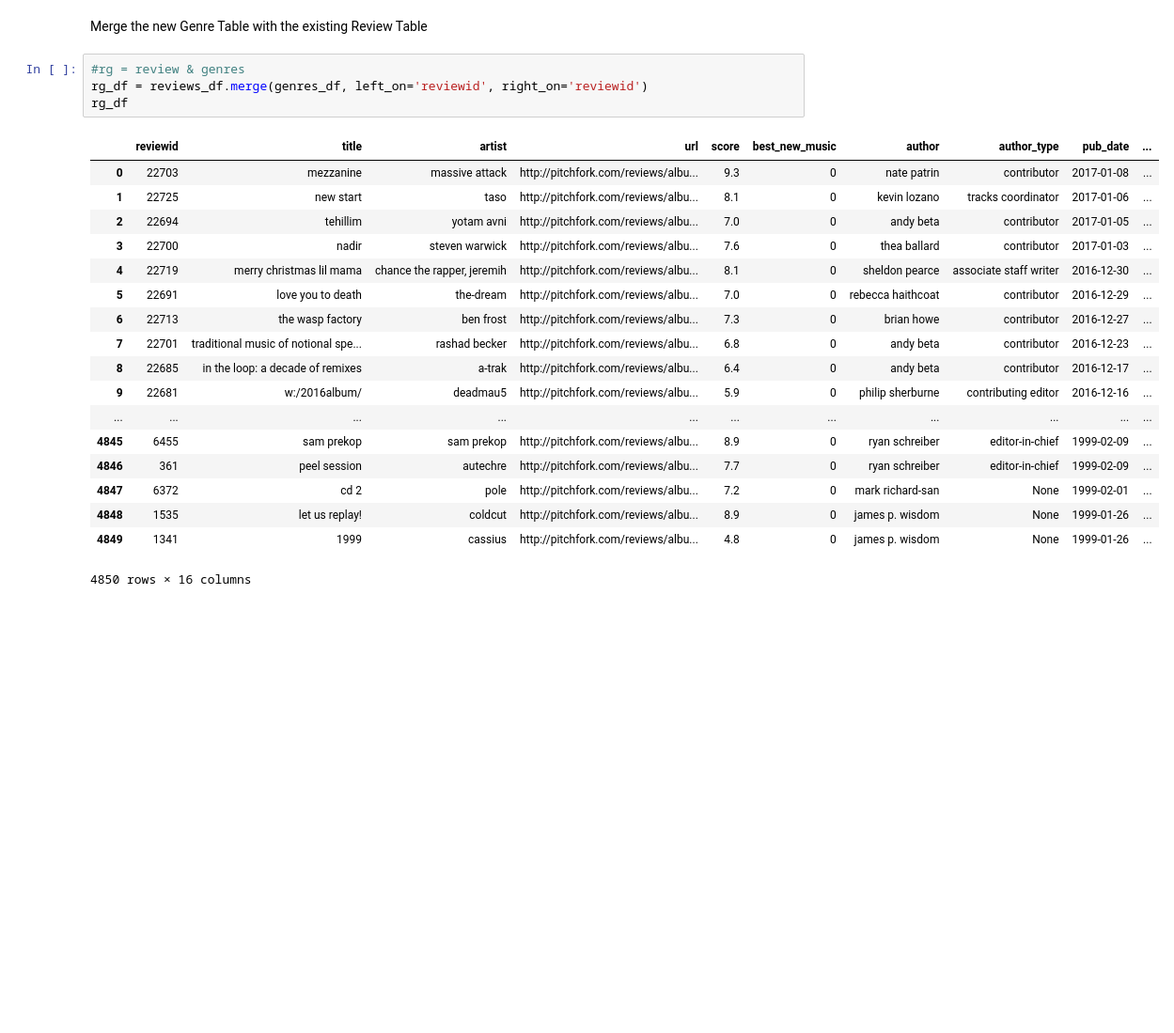
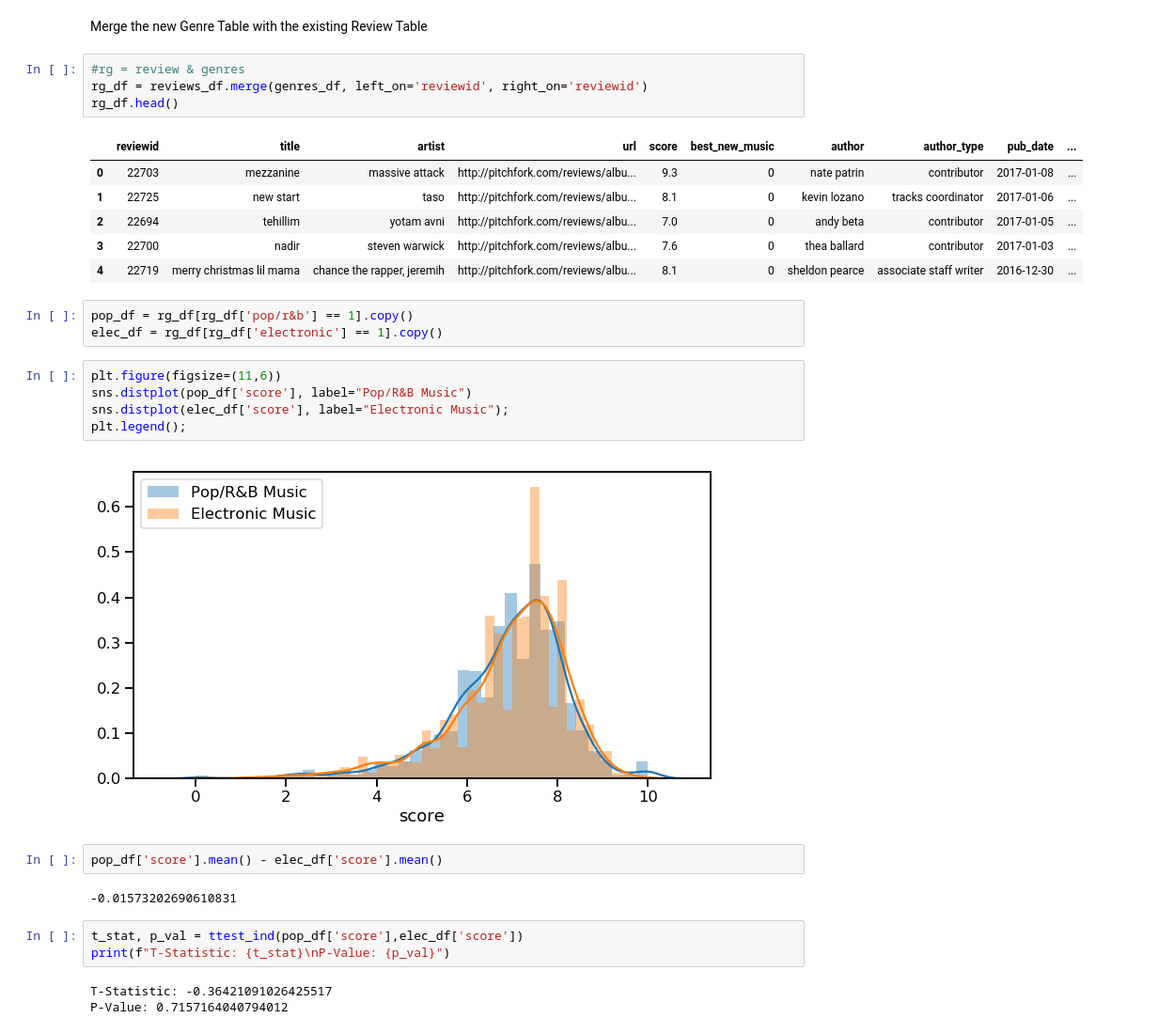
Before and after one commit to jnawjux/pitchfork_review_testing, a Jupyter notebook: Music_Index.ipynb, the cells around one changed output. Shown at 94% size. Saved outputs shown, nothing was run; the diff lists cells and outputs as text; blank space fills up the shorter version.

```diff
--- a/Music_Index.ipynb
+++ b/Music_Index.ipynb
@@ -215,23 +219,31 @@ Merge the new Genre Table with the existing Review Table
 # %%
 #rg = review & genres
 rg_df = reviews_df.merge(genres_df, left_on='reviewid', right_on='reviewid')
-rg_df
+rg_df.head()
 # %% [output]
 |  | reviewid | title | artist | url | score | best_new_music | author | author_type | pub_date | ... |
 | 0 | 22703 | mezzanine | massive attack | http://pitchfork.com/reviews/albu... | 9.3 | 0 | nate patrin | contributor | 2017-01-08 | ... |
 | 1 | 22725 | new start | taso | http://pitchfork.com/reviews/albu... | 8.1 | 0 | kevin lozano | tracks coordinator | 2017-01-06 | ... |
 | 2 | 22694 | tehillim | yotam avni | http://pitchfork.com/reviews/albu... | 7.0 | 0 | andy beta | contributor | 2017-01-05 | ... |
 | 3 | 22700 | nadir | steven warwick | http://pitchfork.com/reviews/albu... | 7.6 | 0 | thea ballard | contributor | 2017-01-03 | ... |
 | 4 | 22719 | merry christmas lil mama | chance the rapper, jeremih | http://pitchfork.com/reviews/albu... | 8.1 | 0 | sheldon pearce | associate staff writer | 2016-12-30 | ... |
-| 5 | 22691 | love you to death | the-dream | http://pitchfork.com/reviews/albu... | 7.0 | 0 | rebecca haithcoat | contributor | 2016-12-29 | ... |
-| 6 | 22713 | the wasp factory | ben frost | http://pitchfork.com/reviews/albu... | 7.3 | 0 | brian howe | contributor | 2016-12-27 | ... |
-| 7 | 22701 | traditional music of notional spe... | rashad becker | http://pitchfork.com/reviews/albu... | 6.8 | 0 | andy beta | contributor | 2016-12-23 | ... |
-| 8 | 22685 | in the loop: a decade of remixes | a-trak | http://pitchfork.com/reviews/albu... | 6.4 | 0 | andy beta | contributor | 2016-12-17 | ... |
-| 9 | 22681 | w:/2016album/ | deadmau5 | http://pitchfork.com/reviews/albu... | 5.9 | 0 | philip sherburne | contributing editor | 2016-12-16 | ... |
-| ... | ... | ... | ... | ... | ... | ... | ... | ... | ... | ... |
-| 4845 | 6455 | sam prekop | sam prekop | http://pitchfork.com/reviews/albu... | 8.9 | 0 | ryan schreiber | editor-in-chief | 1999-02-09 | ... |
-| 4846 | 361 | peel session | autechre | http://pitchfork.com/reviews/albu... | 7.7 | 0 | ryan schreiber | editor-in-chief | 1999-02-09 | ... |
-| 4847 | 6372 | cd 2 | pole | http://pitchfork.com/reviews/albu... | 7.2 | 0 | mark richard-san | None | 1999-02-01 | ... |
-| 4848 | 1535 | let us replay! | coldcut | http://pitchfork.com/reviews/albu... | 8.9 | 0 | james p. wisdom | None | 1999-01-26 | ... |
-| 4849 | 1341 | 1999 | cassius | http://pitchfork.com/reviews/albu... | 4.8 | 0 | james p. wisdom | None | 1999-01-26 | ... |
-4850 rows × 16 columns
+# %%
+pop_df = rg_df[rg_df['pop/r&b'] == 1].copy()
+elec_df = rg_df[rg_df['electronic'] == 1].copy()
+# %%
+plt.figure(figsize=(11,6))
+sns.distplot(pop_df['score'], label="Pop/R&B Music")
+sns.distplot(elec_df['score'], label="Electronic Music");
+plt.legend();
+# %% [output]
+[figure, added]
+# %%
+pop_df['score'].mean() - elec_df['score'].mean()
+# %% [output]
+-0.01573202690610831
+# %%
+t_stat, p_val = ttest_ind(pop_df['score'],elec_df['score'])
+print(f"T-Statistic: {t_stat}\nP-Value: {p_val}")
+# %% [output]
+T-Statistic: -0.36421091026425517
+P-Value: 0.7157164040794012
```
Also changed, not shown: parts of 2 cells of this notebook.
